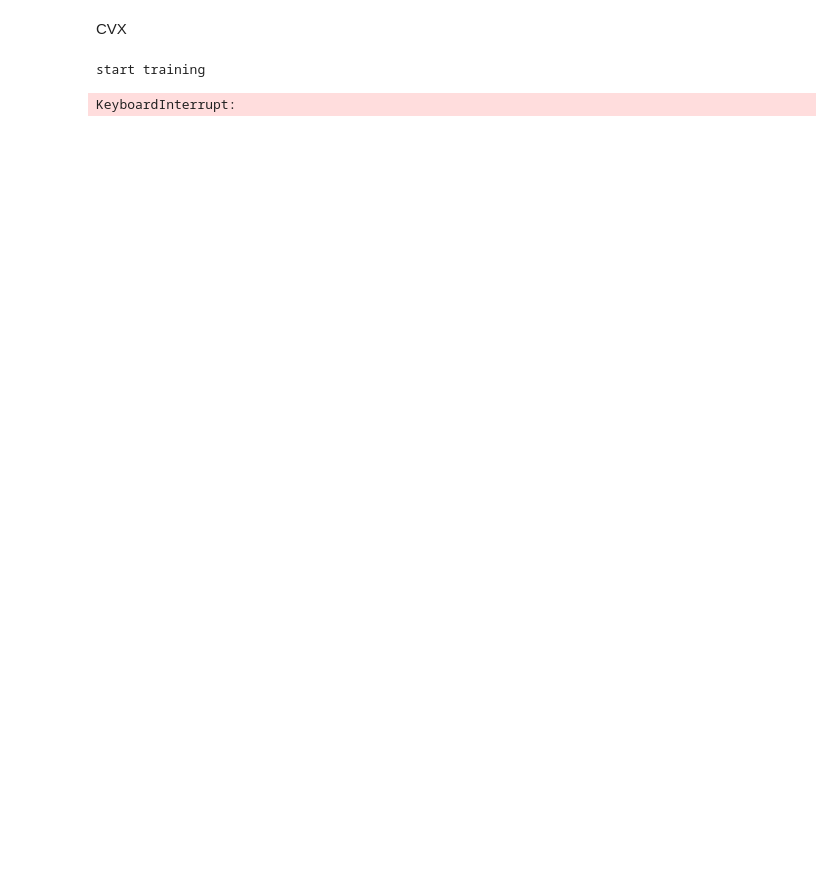
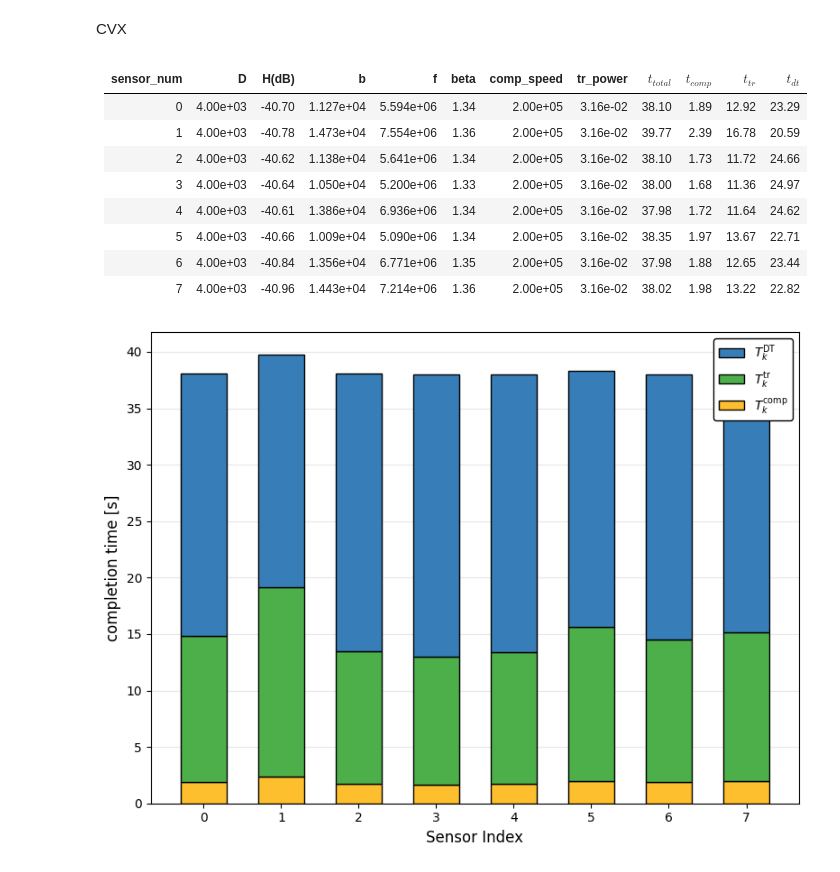
Before and after one commit to zycsss/Bachelor-Thesis, a Jupyter notebook: src/main.ipynb, the cells around one changed output. Drawn from its saved outputs; the diff is of its cells as text; code cells hidden in the pictures; blank space fills up the shorter version.

```diff
--- a/src/main.ipynb
+++ b/src/main.ipynb
@@ -189,10 +198,19 @@ algo.time_used
 # %% [markdown]
 CVX
 # %%
-algo.optimize(model='new', max_iters=100)
+algo.optimize(model='cvx', max_iters=100)
 
 algo.print_avg()
 algo.plot()
 # %% [output]
-start training
-KeyboardInterrupt:
+|   sensor_num |        D |   H(dB) |         b |         f |   beta |   comp_speed |   tr_power |   $t_{total}$ |   $t_{comp}$ |   $t_{tr}$ |   $t_{dt}$ |
+|-------------:|---------:|--------:|----------:|----------:|-------:|-------------:|-----------:|--------------:|-------------:|-----------:|-----------:|
+|            0 | 4.00e+03 |  -40.70 | 1.127e+04 | 5.594e+06 |   1.34 |     2.00e+05 |   3.16e-02 |         38.10 |         1.89 |      12.92 |      23.29 |
+|            1 | 4.00e+03 |  -40.78 | 1.473e+04 | 7.554e+06 |   1.36 |     2.00e+05 |   3.16e-02 |         39.77 |         2.39 |      16.78 |      20.59 |
+|            2 | 4.00e+03 |  -40.62 | 1.138e+04 | 5.641e+06 |   1.34 |     2.00e+05 |   3.16e-02 |         38.10 |         1.73 |      11.72 |      24.66 |
+|            3 | 4.00e+03 |  -40.64 | 1.050e+04 | 5.200e+06 |   1.33 |     2.00e+05 |   3.16e-02 |         38.00 |         1.68 |      11.36 |      24.97 |
+|            4 | 4.00e+03 |  -40.61 | 1.386e+04 | 6.936e+06 |   1.34 |     2.00e+05 |   3.16e-02 |         37.98 |         1.72 |      11.64 |      24.62 |
+|            5 | 4.00e+03 |  -40.66 | 1.009e+04 | 5.090e+06 |   1.34 |     2.00e+05 |   3.16e-02 |         38.35 |         1.97 |      13.67 |      22.71 |
+|            6 | 4.00e+03 |  -40.84 | 1.356e+04 | 6.771e+06 |   1.35 |     2.00e+05 |   3.16e-02 |         37.98 |         1.88 |      12.65 |      23.44 |
+|            7 | 4.00e+03 |  -40.96 | 1.443e+04 | 7.214e+06 |   1.36 |     2.00e+05 |   3.16e-02 |         38.02 |         1.98 |      13.22 |      22.82 |
+[figure, added]
```
Also changed, not shown: parts of 10 cells of this notebook, 17 other files.
